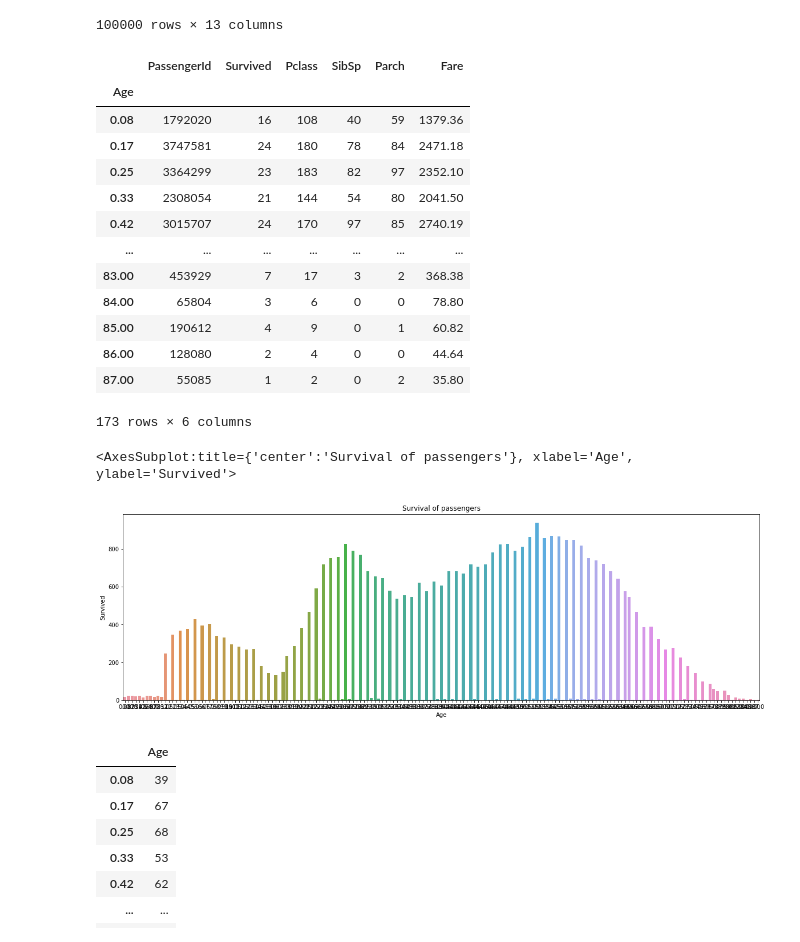
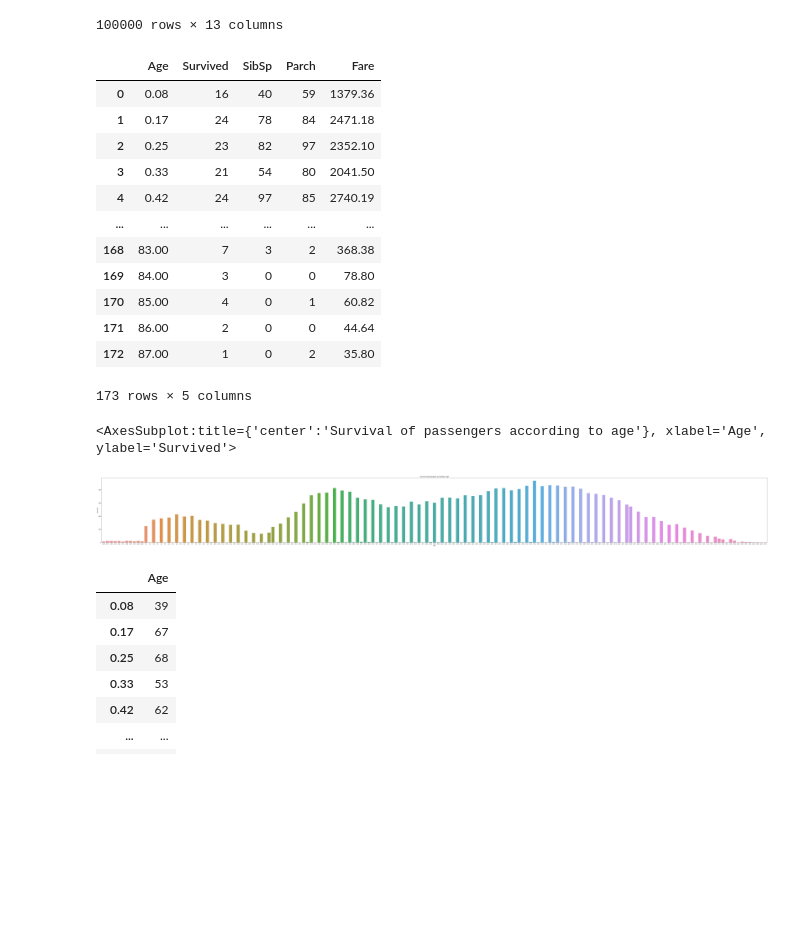
Before and after one commit to mamont79/02_EDA_2022, a Jupyter notebook: 02_EDA_2022.ipynb, the cells around one changed output. Cells and saved outputs as stored; diff of their text form; code cells hidden in the pictures; blank space fills up the shorter version.

Commit message:
feat: add  description and table-plots

```diff
--- a/02_EDA_2022.ipynb
+++ b/02_EDA_2022.ipynb
@@ -80,28 +86,27 @@ pass_age
 | 99999 | 55085 | 55085 | 1 | 2 | Steelman, Rose | female | 87.0 | 0 | 2 | 27657 | ... |
 100000 rows × 13 columns
 # %%
-age_surv = db.groupby('Age').sum()
-age_surv
+age_surv = db.groupby('Age').sum().reset_index()
+age_surv.drop(['PassengerId', 'Pclass'],axis=1)
 # %% [output]
-|  | PassengerId | Survived | Pclass | SibSp | Parch | Fare |
-| Age |  |  |  |  |  |  |
-| 0.08 | 1792020 | 16 | 108 | 40 | 59 | 1379.36 |
-| 0.17 | 3747581 | 24 | 180 | 78 | 84 | 2471.18 |
-| 0.25 | 3364299 | 23 | 183 | 82 | 97 | 2352.10 |
-| 0.33 | 2308054 | 21 | 144 | 54 | 80 | 2041.50 |
-| 0.42 | 3015707 | 24 | 170 | 97 | 85 | 2740.19 |
-| ... | ... | ... | ... | ... | ... | ... |
-| 83.00 | 453929 | 7 | 17 | 3 | 2 | 368.38 |
-| 84.00 | 65804 | 3 | 6 | 0 | 0 | 78.80 |
-| 85.00 | 190612 | 4 | 9 | 0 | 1 | 60.82 |
-| 86.00 | 128080 | 2 | 4 | 0 | 0 | 44.64 |
-| 87.00 | 55085 | 1 | 2 | 0 | 2 | 35.80 |
+|  | Age | Survived | SibSp | Parch | Fare |
+| 0 | 0.08 | 16 | 40 | 59 | 1379.36 |
+| 1 | 0.17 | 24 | 78 | 84 | 2471.18 |
+| 2 | 0.25 | 23 | 82 | 97 | 2352.10 |
+| 3 | 0.33 | 21 | 54 | 80 | 2041.50 |
+| 4 | 0.42 | 24 | 97 | 85 | 2740.19 |
+| ... | ... | ... | ... | ... | ... |
+| 168 | 83.00 | 7 | 3 | 2 | 368.38 |
+| 169 | 84.00 | 3 | 0 | 0 | 78.80 |
+| 170 | 85.00 | 4 | 0 | 1 | 60.82 |
+| 171 | 86.00 | 2 | 0 | 0 | 44.64 |
+| 172 | 87.00 | 1 | 0 | 2 | 35.80 |
-173 rows × 6 columns
+173 rows × 5 columns
 # %%
-plt.figure(figsize=(20,6))
+plt.figure(figsize=(100,10))
 plt.title("Survival of passengers according to age")
 
-sns.barplot(x=age_surv.index, y=age_surv['Survived'])
+sns.barplot(x=age_surv['Age'], y=age_surv['Survived'])
 # %% [output]
-<AxesSubplot:title={'center':'Survival of passengers'}, xlabel='Age', ylabel='Survived'>
+<AxesSubplot:title={'center':'Survival of passengers according to age'}, xlabel='Age', ylabel='Survived'>
-[figure, old version]
+[figure, new version]
```
Also changed, not shown: parts of 12 cells of this notebook.
